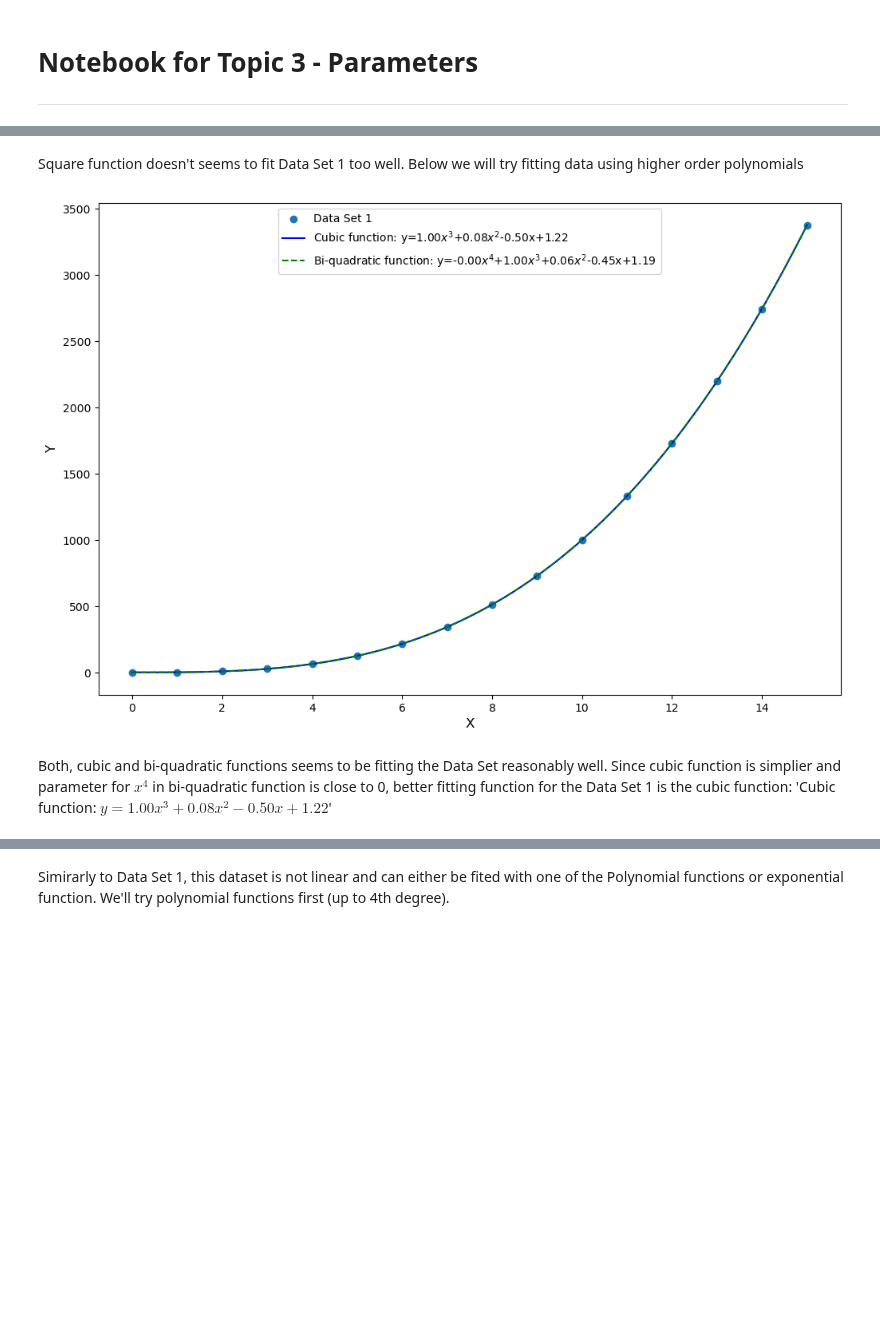
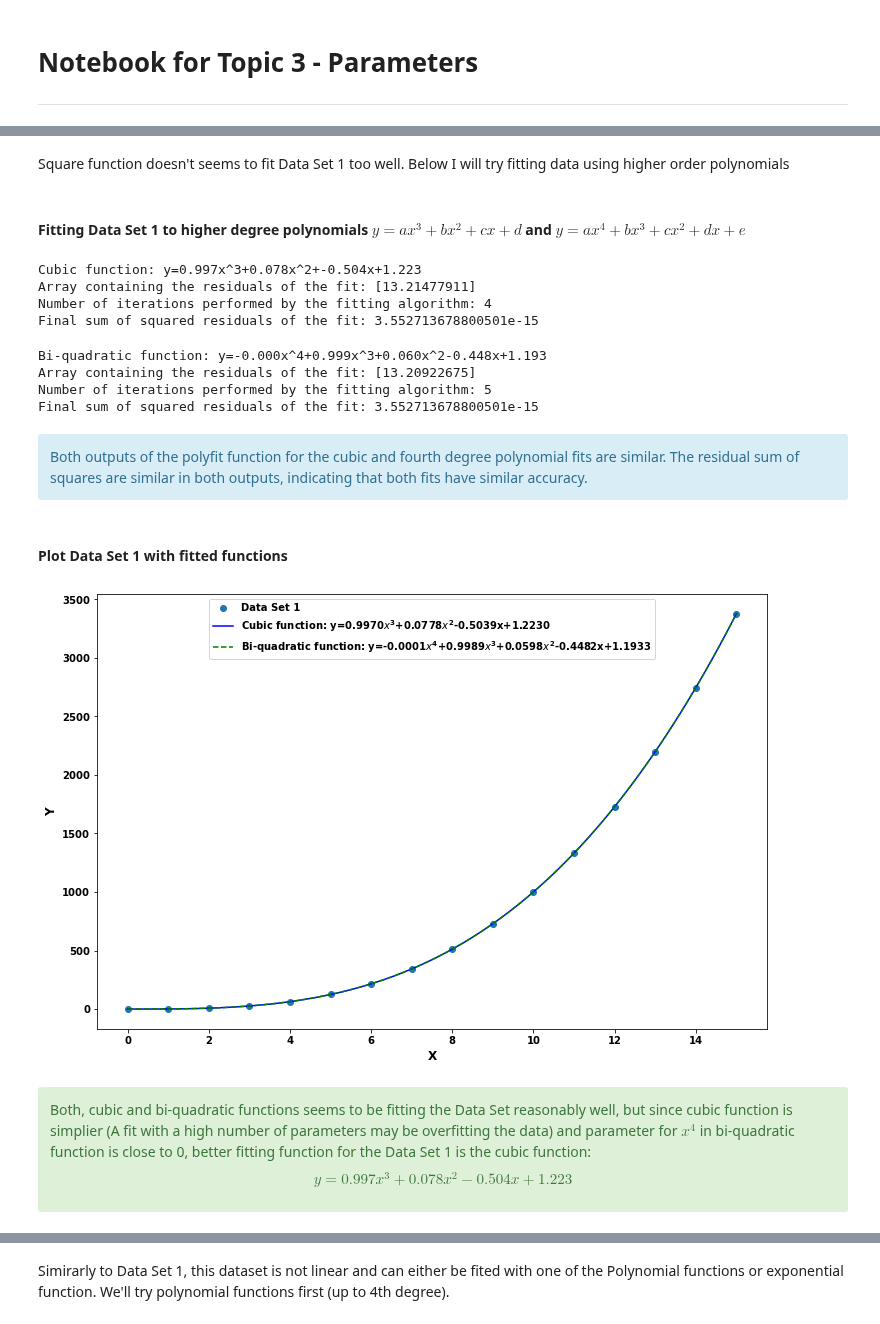
Before and after one commit to przemekbil/ML_and_stats, a Jupyter notebook: Assessments/Topic 3 - Parameters.ipynb, the cells around one changed output, grey strips where cells are left out. Cells and saved outputs as stored; diff of their text form; code cells hidden in the pictures; blank space fills up the shorter version.

```diff
--- a/Assessments/Topic 3 - Parameters.ipynb
+++ b/Assessments/Topic 3 - Parameters.ipynb
@@ -74,43 +84,78 @@ plt.legend(loc='upper center');
 # %% [markdown]
-Square function doesn't seems to fit Data Set 1 too well. Below we will try fitting data using higher order polynomials
+Square function doesn't seems to fit Data Set 1 too well. Below I will try fitting data using higher order polynomials
+# %% [markdown]
+#### Fitting Data Set 1 to higher degree polynomials $y=ax^3+bx^2+cx+d$ and $y=ax^4+bx^3+cx^2+dx+e$
 # %%
 # Trying 3rd degree polynomial (y=a*x^3+b*x^2+c*x+d)
-params3 = np.polyfit(x1, y1, 3)
+params3 = np.polyfit(x1, y1, 3, full=True)
 
-# Trying 4th degree polynomial (y=a*x^4+b*x^3+c*x^2+d*x+e)
-params4 = np.polyfit(x1, y1, 4)
+# Values returned by Polyfit as per [1][2]
+print('\nCubic function: y={:.3f}x^3+{:.3f}x^2+{:.3f}x+{:.3f}'.format(*params3[0]))
+print('Array containing the residuals of the fit: {}'.format(params3[1]))
+print('Number of iterations performed by the fitting algorithm: {}'.format(params3[2]))
+print('Final sum of squared residuals of the fit: {}\n'.format(params3[4]))
+# %% [output]
+Cubic function: y=0.997x^3+0.078x^2+-0.504x+1.223
+Array containing the residuals of the fit: [13.21477911]
+Number of iterations performed by the fitting algorithm: 4
+Final sum of squared residuals of the fit: 3.552713678800501e-15
+# %%
+# Trying 4th degree polynomial (y=a*x^4+b*x^3+c*x^2+d*x+e)
+params4 = np.polyfit(x1, y1, 4, full=True)
+
+# Values returned by Polyfit as per [1][2]
+print('\nBi-quadratic function: y={:.3f}x^4+{:.3f}x^3+{:.3f}x^2{:.3f}x+{:.3f}'.format(*params4[0]))
+print('Array containing the residuals of the fit: {}'.format(params4[1]))
+print('Number of iterations performed by the fitting algorithm: {}'.format(params4[2]))
+print('Final sum of squared residuals of the fit: {}\n'.format(params4[4]))
+# %% [output]
+Bi-quadratic function: y=-0.000x^4+0.999x^3+0.060x^2-0.448x+1.193
+Array containing the residuals of the fit: [13.20922675]
+Number of iterations performed by the fitting algorithm: 5
+Final sum of squared residuals of the fit: 3.552713678800501e-15
+# %% [markdown]
+<div class="alert alert-block alert-info">
+    Both outputs of the polyfit function for the cubic and fourth degree polynomial fits are similar. The residual sum of squares are similar in both outputs, indicating that both fits have similar accuracy.
+<div>
+# %% [markdown]
+#### Plot Data Set 1 with fitted functions
 # %%
 # Create a plot to visualize Data Set 1 with 3rd and 4th degree polynomial fit
 fig, ax = plt.subplots(figsize=(12,8))
 
 # create x values for plot
 x = np.linspace(min(x1), max(x1), 100)
 
 
 # Set the X axis label
 plt.xlabel('X', fontsize=12)
 # Set the Y axis label
 plt.ylabel('Y', fontsize=12)
 
 
 # Plot Data Set 1 points:
 ax.scatter(x1, y1, label="Data Set 1");
 
 # Plot cubic function fit for Data Set 1:
-ax.plot(x, np.polyval(params3, x), 'b-',
-        label='Cubic function: y={:.2f}$x^3$+{:.2f}$x^2${:.2f}x+{:.2f}'.format(params3[0], params3[1], params3[2], params3[3])
+ax.plot(x, np.polyval(params3[0], x), 'b-',
+        label='Cubic function: y={:.4f}$x^3$+{:.4f}$x^2${:.4f}x+{:.4f}'.format(*params3[0])
        );
 
 # Plot bi-quadratic function fit for Data Set 1:
-ax.plot(x, np.polyval(params4, x), 'g--',
-        label='Bi-quadratic function: y={:.2f}$x^4$+{:.2f}$x^3$+{:.2f}$x^2${:.2f}x+{:.2f}'.format(params4[0], params4[1], params4[2], params4[3], params4[4])
+ax.plot(x, np.polyval(params4[0], x), 'g--',
+        label='Bi-quadratic function: y={:.4f}$x^4$+{:.4f}$x^3$+{:.4f}$x^2${:.4f}x+{:.4f}'.format(*params4[0])
        );
 
 # Add the legend
 plt.legend(loc='upper center');
 # %% [output]
-[figure, old version]
+[figure, new version]
 # %% [markdown]
-Both, cubic and bi-quadratic functions seems to be fitting the Data Set reasonably well. Since cubic function is simplier and parameter for $x^4$ in bi-quadratic function is close to 0, better fitting function for the Data Set 1 is the cubic function: 'Cubic function: $y=1.00x^3+0.08x^2-0.50x+1.22$'
+<div class="alert alert-block alert-success">
+Both, cubic and bi-quadratic functions seems to be fitting the Data Set reasonably well, but since cubic function is simplier (A fit with a high number of parameters may be overfitting the data) and parameter for $x^4$ in bi-quadratic function is close to 0, better fitting function for the Data Set 1 is the cubic function:
+
+
+$$y=0.997x^3+0.078x^2-0.504x+1.223$$
+</div>
 # %% [markdown]
 ___
```
Also changed, not shown: parts of 24 cells of this notebook, 1 other file.
